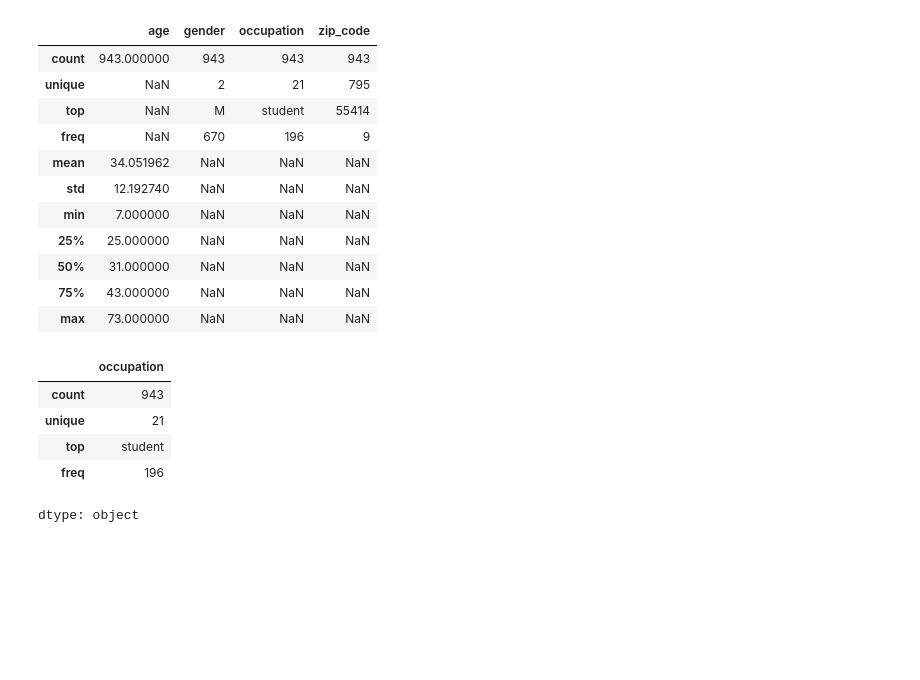
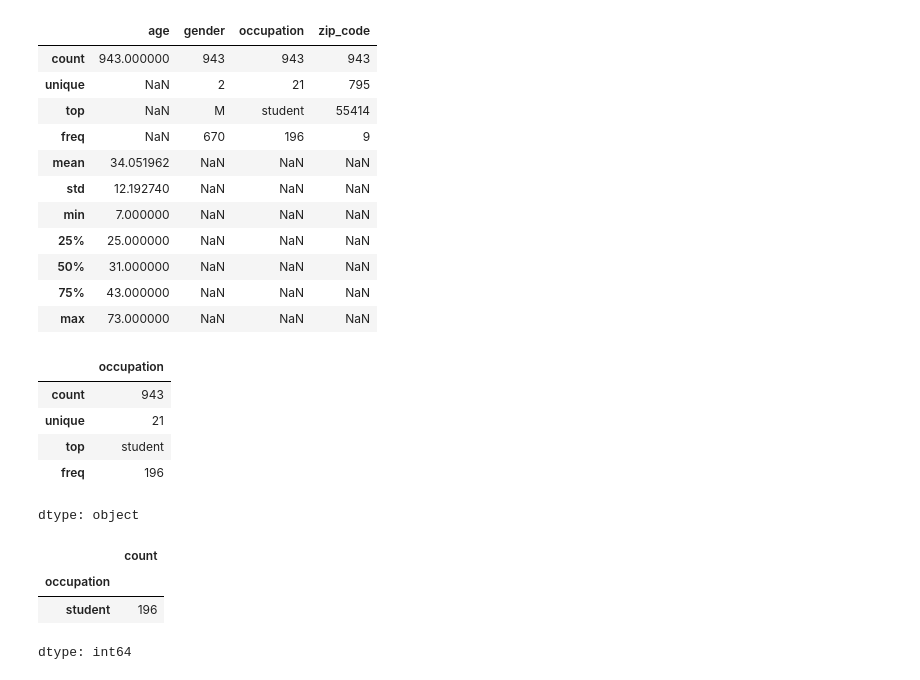
Before and after one commit to yamini2510/DataScience_Fullstack_Notes, a Jupyter notebook: pandas_assignment.ipynb, the cells around one changed output. Saved outputs shown, nothing was run; the diff lists cells and outputs as text; code cells hidden in the pictures; blank space fills up the shorter version.

```diff
--- a/pandas_assignment.ipynb
+++ b/pandas_assignment.ipynb
@@ -348,3 +348,10 @@ users.occupation.describe()
 | top | student |
 | freq | 196 |
 dtype: object
+# %%
+users.occupation.value_counts().head(1)
+# %% [output]
+|  | count |
+| occupation |  |
+| student | 196 |
+dtype: int64
```
Also changed, not shown: parts of 2 cells of this notebook.
